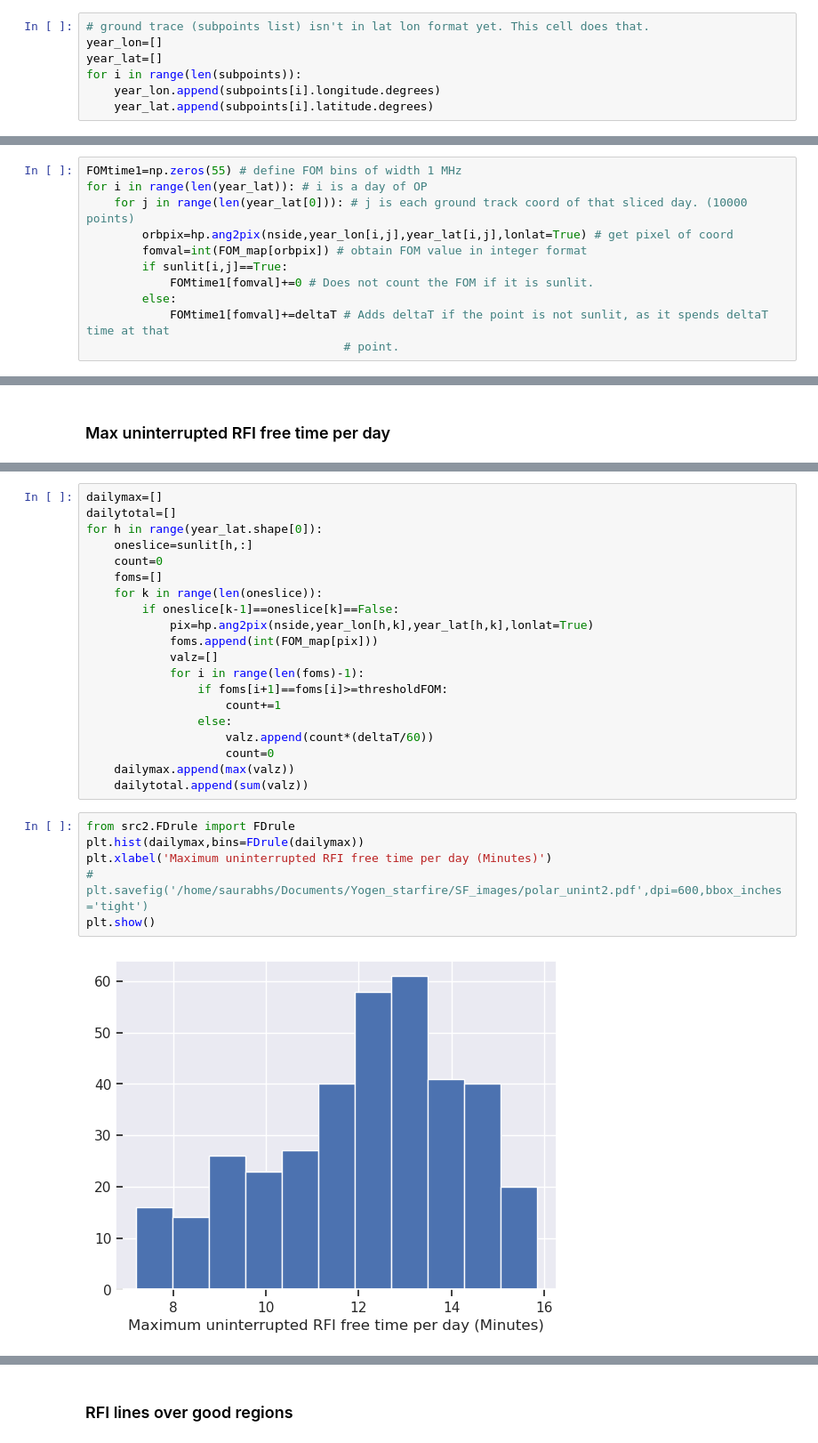
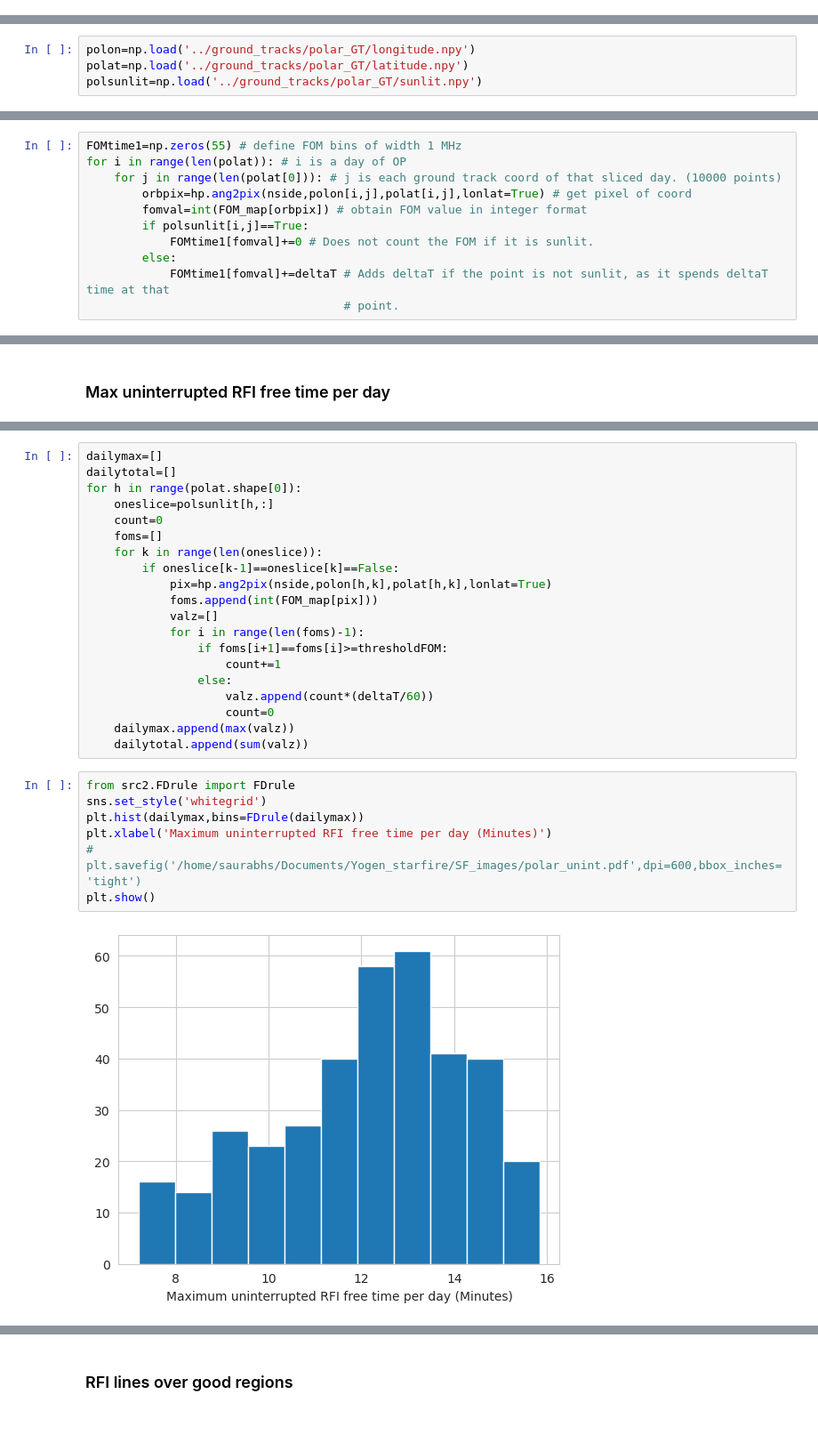
Before and after one commit to Bharatcs/rfi, a Jupyter notebook: Project/STARFIRE_main.ipynb, the cells around one changed output, grey strips where cells are left out. Shown at 89% size. Drawn from its saved outputs; the diff is of its cells as text.

```diff
--- a/Project/STARFIRE_main.ipynb
+++ b/Project/STARFIRE_main.ipynb
@@ -245,7 +148,0 @@ for idx,i in enumerate(uniq_idx):
-# %%
-# ground trace (subpoints list) isn't in lat lon format yet. This cell does that.
-year_lon=[]
-year_lat=[]
-for i in range(len(subpoints)):
-    year_lon.append(subpoints[i].longitude.degrees)
-    year_lat.append(subpoints[i].latitude.degrees)
@@ -269,3 +159,7 @@ for i in range(len(FOM_map)):
+# %%
+polon=np.load('../ground_tracks/polar_GT/longitude.npy')
+polat=np.load('../ground_tracks/polar_GT/latitude.npy')
+polsunlit=np.load('../ground_tracks/polar_GT/sunlit.npy')
 # %%
 saalon=np.linspace(-90,40,100)
 saalat=np.linspace(-50,0,100)
@@ -275,11 +169,11 @@ bpix=hp.ang2pix(nside,blon,blat,lonlat=True)
 FOM_map[bpix]=0 # Set SAA pixels to 0 FOM
 # %%
 FOMtime1=np.zeros(55) # define FOM bins of width 1 MHz
-for i in range(len(year_lat)): # i is a day of OP
-    for j in range(len(year_lat[0])): # j is each ground track coord of that sliced day. (10000 points)
-        orbpix=hp.ang2pix(nside,year_lon[i,j],year_lat[i,j],lonlat=True) # get pixel of coord
+for i in range(len(polat)): # i is a day of OP
+    for j in range(len(polat[0])): # j is each ground track coord of that sliced day. (10000 points)
+        orbpix=hp.ang2pix(nside,polon[i,j],polat[i,j],lonlat=True) # get pixel of coord
         fomval=int(FOM_map[orbpix]) # obtain FOM value in integer format
-        if sunlit[i,j]==True:
+        if polsunlit[i,j]==True:
             FOMtime1[fomval]+=0 # Does not count the FOM if it is sunlit.
         else:
             FOMtime1[fomval]+=deltaT # Adds deltaT if the point is not sunlit, as it spends deltaT time at that
@@ -300,13 +191,13 @@ np.sum(FOMtime1)/3600
 # %%
 dailymax=[]
 dailytotal=[]
-for h in range(year_lat.shape[0]):
-    oneslice=sunlit[h,:]
+for h in range(polat.shape[0]):
+    oneslice=polsunlit[h,:]
     count=0
     foms=[]
     for k in range(len(oneslice)):
         if oneslice[k-1]==oneslice[k]==False:
-            pix=hp.ang2pix(nside,year_lon[h,k],year_lat[h,k],lonlat=True)
+            pix=hp.ang2pix(nside,polon[h,k],polat[h,k],lonlat=True)
             foms.append(int(FOM_map[pix]))
             valz=[]
             for i in range(len(foms)-1):
@@ -319,9 +210,10 @@ for h in range(year_lat.shape[0]):
     dailytotal.append(sum(valz))
 # %%
 from src2.FDrule import FDrule
+sns.set_style('whitegrid')
 plt.hist(dailymax,bins=FDrule(dailymax))
 plt.xlabel('Maximum uninterrupted RFI free time per day (Minutes)')
-# plt.savefig('/home/saurabhs/Documents/Yogen_starfire/SF_images/polar_unint2.pdf',dpi=600,bbox_inches='tight')
+# plt.savefig('/home/saurabhs/Documents/Yogen_starfire/SF_images/polar_unint.pdf',dpi=600,bbox_inches='tight')
 plt.show()
 # %% [output]
-[figure, old version]
+[figure, new version]
```
Also changed, not shown: parts of 83 cells of this notebook, 8 other files.
